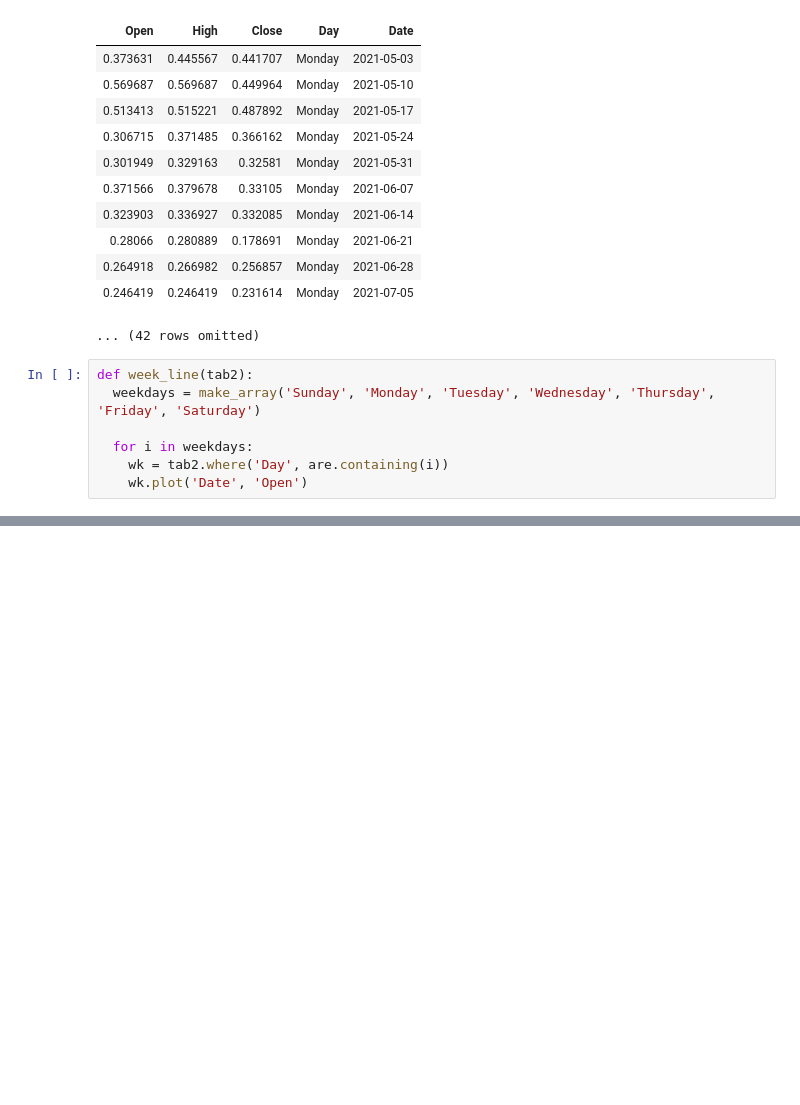
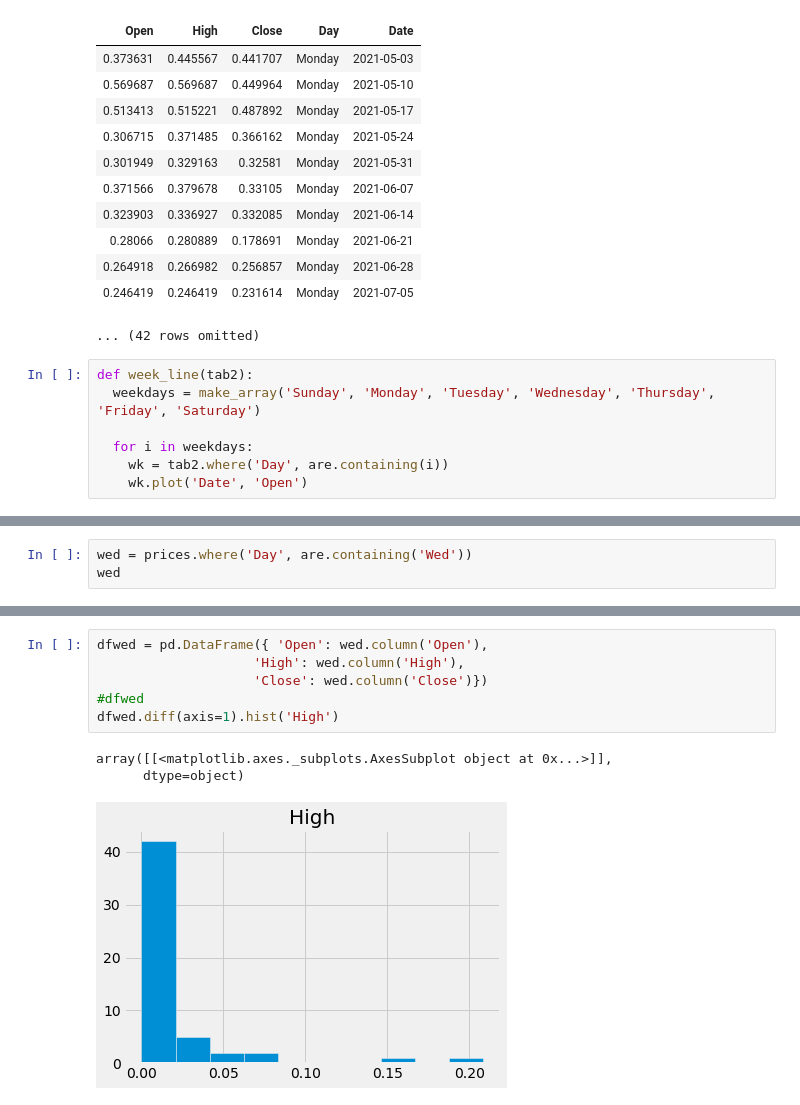
Before and after one commit to rrstats/doge, a Jupyter notebook: DOGE_USD.ipynb, the cells around one changed output, grey strips where cells are left out. Cells and saved outputs as stored; diff of their text form; blank space fills up the shorter version.

```diff
--- a/DOGE_USD.ipynb
+++ b/DOGE_USD.ipynb
@@ -214,0 +358,3 @@ week_line(prices)
+# %%
+wed = prices.where('Day', are.containing('Wed'))
+wed
@@ -214,0 +374,10 @@ week_line(prices)
+# %%
+dfwed = pd.DataFrame({ 'Open': wed.column('Open'),
+                    'High': wed.column('High'),
+                    'Close': wed.column('Close')})
+#dfwed
+dfwed.diff(axis=1).hist('High')
+# %% [output]
+array([[<matplotlib.axes._subplots.AxesSubplot object at 0x...>]],
+      dtype=object)
+[figure, added]
```
Also changed, not shown: parts of 15 cells of this notebook.
